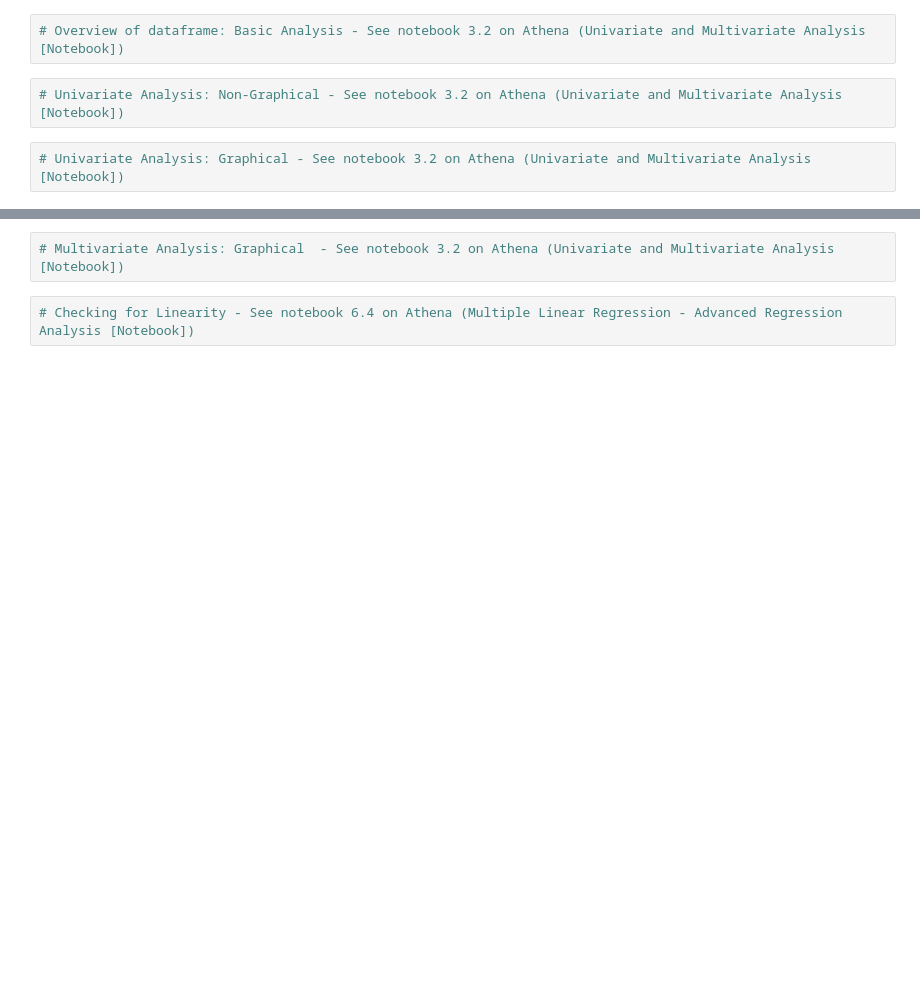
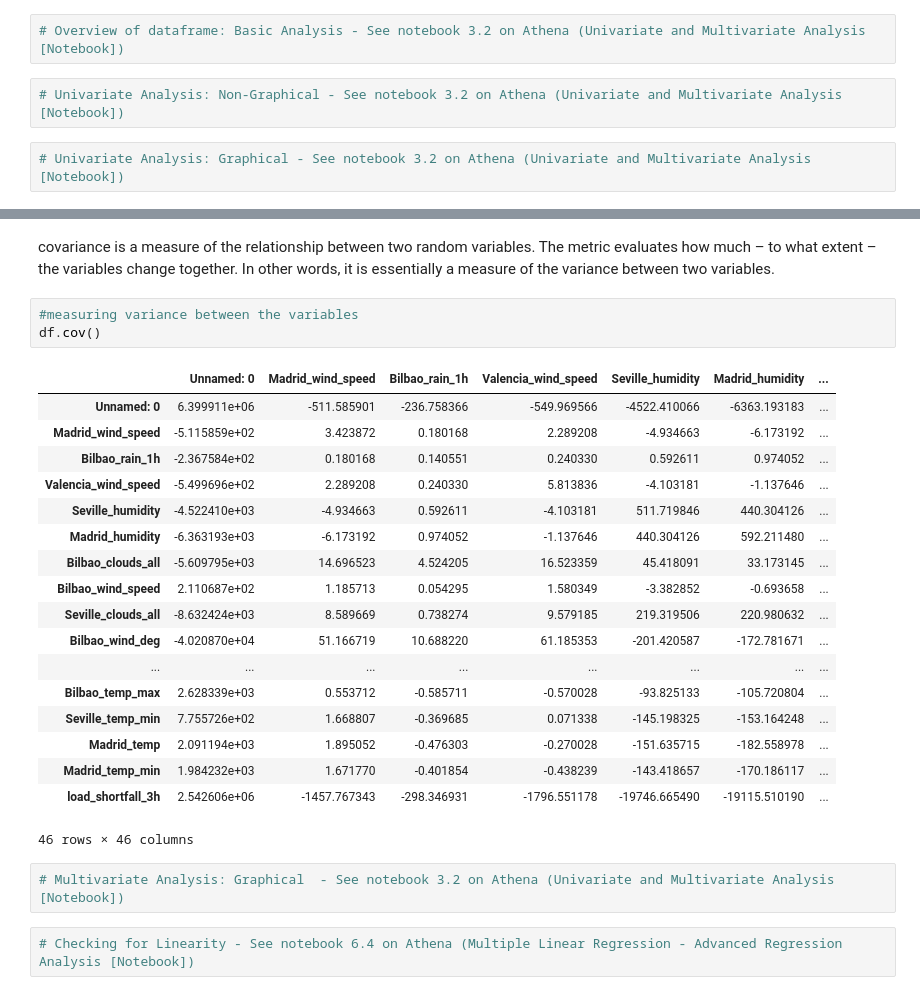
Before and after one commit to Kabous0017/TEAM-GM4-Predict, a Jupyter notebook: starter-notebook.ipynb, the cells around one changed output, grey strips where cells are left out. Drawn from its saved outputs; the diff is of its cells as text; blank space fills up the shorter version.

```diff
--- a/starter-notebook.ipynb
+++ b/starter-notebook.ipynb
@@ -119,3 +217,27 @@ df = pd.read_csv("df_train.csv")
+# %% [markdown]
+covariance is a measure of the relationship between two random variables. The metric evaluates how much – to what extent – the variables change together. In other words, it is essentially a measure of the variance between two variables.
+# %%
+#measuring variance between the variables
+df.cov()
+# %% [output]
+|  | Unnamed: 0 | Madrid_wind_speed | Bilbao_rain_1h | Valencia_wind_speed | Seville_humidity | Madrid_humidity | ... |
+| Unnamed: 0 | 6.399911e+06 | -511.585901 | -236.758366 | -549.969566 | -4522.410066 | -6363.193183 | ... |
+| Madrid_wind_speed | -5.115859e+02 | 3.423872 | 0.180168 | 2.289208 | -4.934663 | -6.173192 | ... |
+| Bilbao_rain_1h | -2.367584e+02 | 0.180168 | 0.140551 | 0.240330 | 0.592611 | 0.974052 | ... |
+| Valencia_wind_speed | -5.499696e+02 | 2.289208 | 0.240330 | 5.813836 | -4.103181 | -1.137646 | ... |
+| Seville_humidity | -4.522410e+03 | -4.934663 | 0.592611 | -4.103181 | 511.719846 | 440.304126 | ... |
+| Madrid_humidity | -6.363193e+03 | -6.173192 | 0.974052 | -1.137646 | 440.304126 | 592.211480 | ... |
+| Bilbao_clouds_all | -5.609795e+03 | 14.696523 | 4.524205 | 16.523359 | 45.418091 | 33.173145 | ... |
+| Bilbao_wind_speed | 2.110687e+02 | 1.185713 | 0.054295 | 1.580349 | -3.382852 | -0.693658 | ... |
+| Seville_clouds_all | -8.632424e+03 | 8.589669 | 0.738274 | 9.579185 | 219.319506 | 220.980632 | ... |
+| Bilbao_wind_deg | -4.020870e+04 | 51.166719 | 10.688220 | 61.185353 | -201.420587 | -172.781671 | ... |
+| ... | ... | ... | ... | ... | ... | ... | ... |
+| Bilbao_temp_max | 2.628339e+03 | 0.553712 | -0.585711 | -0.570028 | -93.825133 | -105.720804 | ... |
+| Seville_temp_min | 7.755726e+02 | 1.668807 | -0.369685 | 0.071338 | -145.198325 | -153.164248 | ... |
+| Madrid_temp | 2.091194e+03 | 1.895052 | -0.476303 | -0.270028 | -151.635715 | -182.558978 | ... |
+| Madrid_temp_min | 1.984232e+03 | 1.671770 | -0.401854 | -0.438239 | -143.418657 | -170.186117 | ... |
+| load_shortfall_3h | 2.542606e+06 | -1457.767343 | -298.346931 | -1796.551178 | -19746.665490 | -19115.510190 | ... |
+46 rows × 46 columns
 # %%
 # Multivariate Analysis: Graphical  - See notebook 3.2 on Athena (Univariate and Multivariate Analysis [Notebook])
 # %%
```
Also changed, not shown: parts of 13 cells of this notebook.
